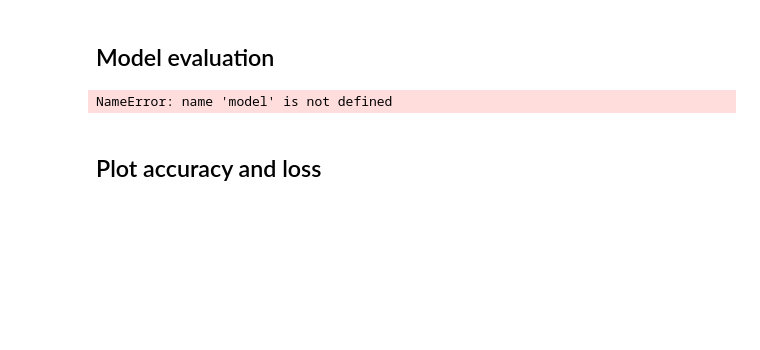
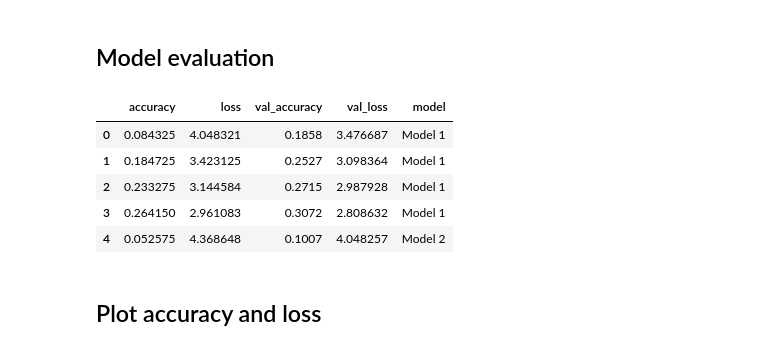
Before and after one commit to DawudAli123/Course-Work-Big-Data-2025, a Jupyter notebook: M32895_main_CW_up2089158_up2060325.ipynb, the cells around one changed output. Saved outputs shown, nothing was run; the diff lists cells and outputs as text; code cells hidden in the pictures; blank space fills up the shorter version.

```diff
--- a/M32895_main_CW_up2089158_up2060325.ipynb
+++ b/M32895_main_CW_up2089158_up2060325.ipynb
@@ -384,10 +384,26 @@ Restoring model weights from the end of the best epoch: 4.
 # %% [markdown]
 ## Model evaluation
 # %%
-history = pd.DataFrame(model.history.history)
-history.head()
+# Convert training histories to DataFrames
+history1_df = pd.DataFrame(history1.history)
+history2_df = pd.DataFrame(history2.history)
+history3_df = pd.DataFrame(history3.history)
+
+# Add model name column to each for easy comparison
+history1_df['model'] = 'Model 1'
+history2_df['model'] = 'Model 2'
+history3_df['model'] = 'Model 3'
+
+# Combine all histories into one DataFrame
+full_history = pd.concat([history1_df, history2_df, history3_df], ignore_index=True)
+full_history.head()
 # %% [output]
-NameError: name 'model' is not defined
+|  | accuracy | loss | val_accuracy | val_loss | model |
+| 0 | 0.084325 | 4.048321 | 0.1858 | 3.476687 | Model 1 |
+| 1 | 0.184725 | 3.423125 | 0.2527 | 3.098364 | Model 1 |
+| 2 | 0.233275 | 3.144584 | 0.2715 | 2.987928 | Model 1 |
+| 3 | 0.264150 | 2.961083 | 0.3072 | 2.808632 | Model 1 |
+| 4 | 0.052575 | 4.368648 | 0.1007 | 4.048257 | Model 2 |
 # %% [markdown]
 ## Plot accuracy and loss
 # %%
```
Also changed, not shown: parts of 8 cells of this notebook.
